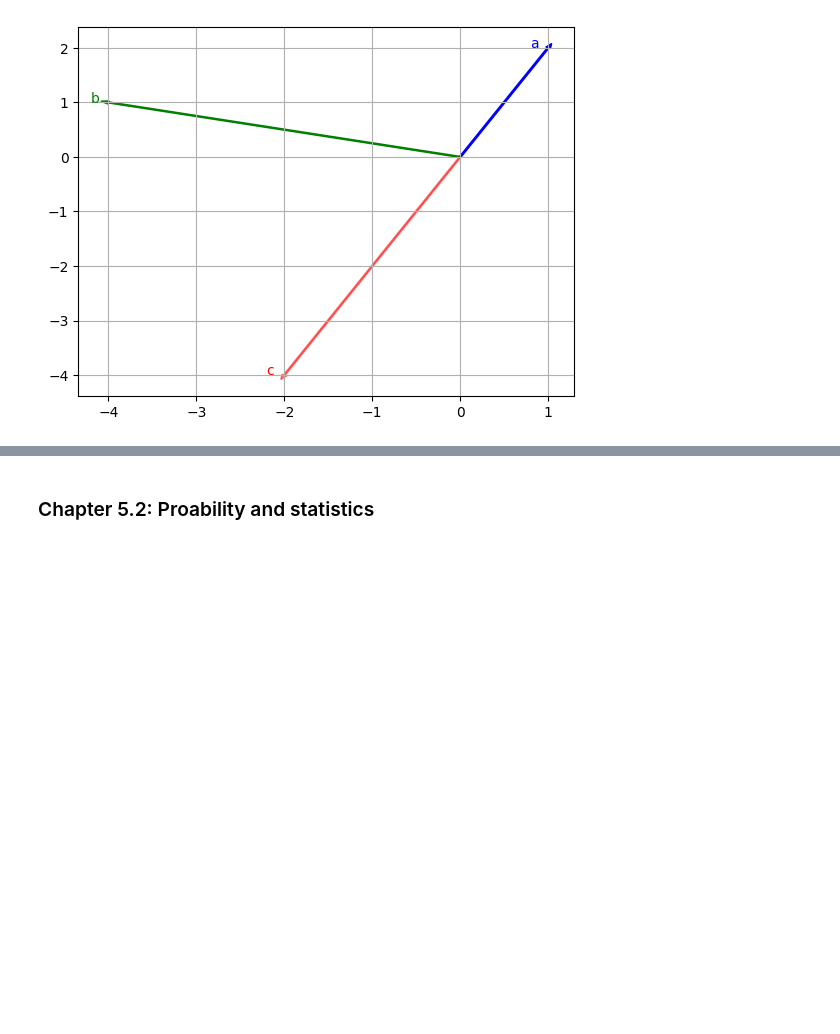
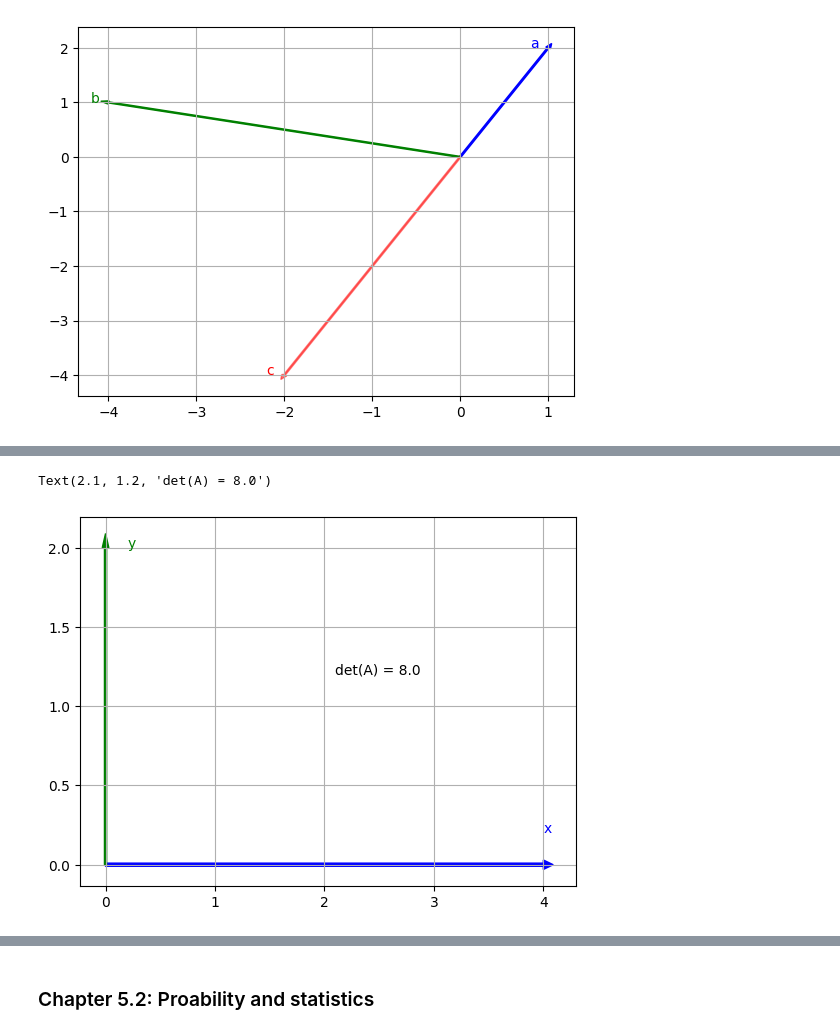
Before and after one commit to madskoefoed/Introduction-to-Machine-Learning-Interviews, a Jupyter notebook: Chapter_5.ipynb, the cells around one changed output, grey strips where cells are left out. Drawn from its saved outputs; the diff is of its cells as text; code cells hidden in the pictures; blank space fills up the shorter version.

```diff
--- a/Chapter_5.ipynb
+++ b/Chapter_5.ipynb
@@ -101,0 +167,16 @@ The outer product between a = [3 2 1] and b= [-1  0  1] is given by
+# %%
+x = np.array([4, 0])
+y = np.array([0, 2])
+A = np.hstack((x.reshape(-1, 1), y.reshape(-1, 1)))
+
+plt.arrow(0, 0, x[0], x[1], width=0.02, color="blue")
+plt.text(x[0], x[1]+0.2, "x", color="blue")
+
+plt.arrow(0, 0, y[0], y[1], width=0.02, color="green")
+plt.text(y[0]+0.2, y[1], "y", color="green")
+
+plt.grid()
+plt.text(x=2.1, y=1.2, s="det(A) = {}".format(round(np.linalg.det(A), 0)))
+# %% [output]
+Text(2.1, 1.2, 'det(A) = 8.0')
+[figure, added]
```
Also changed, not shown: parts of 23 cells of this notebook.
